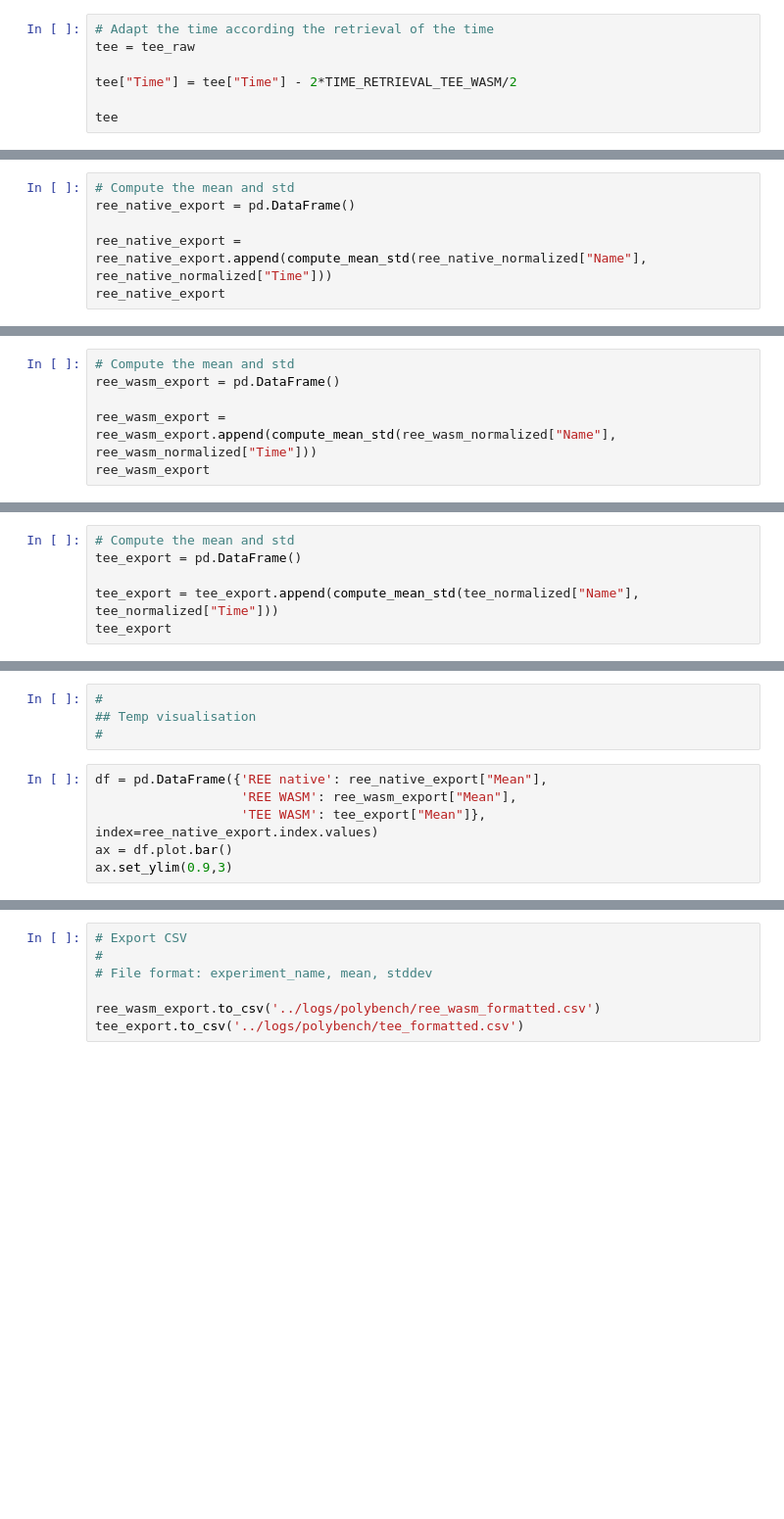
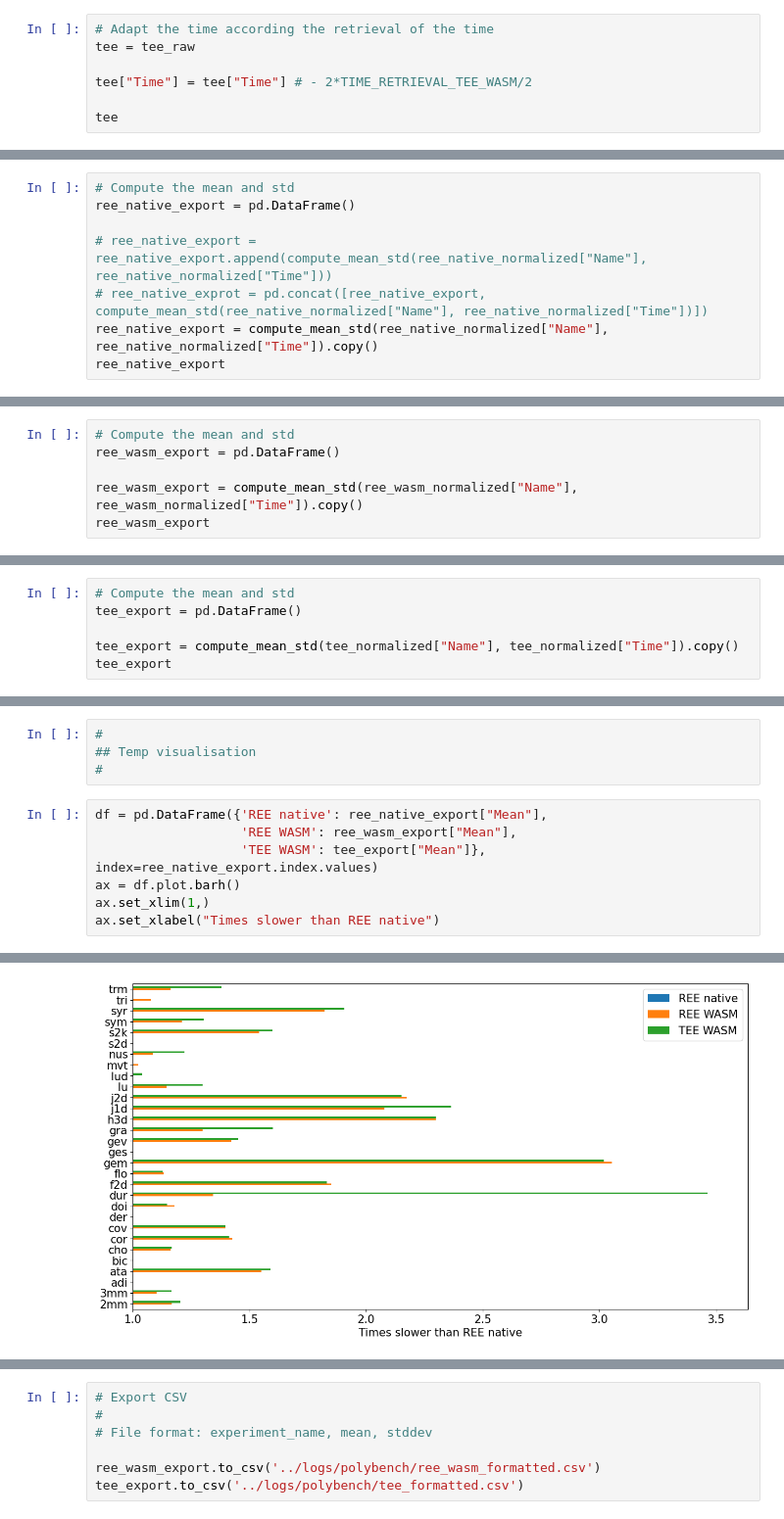
Before and after one commit to idlab-discover/watz, a Jupyter notebook: benchmarks/polybench/polybench_analysis.ipynb, the cells around one changed output, grey strips where cells are left out. Shown at 98% size. Drawn from its saved outputs; the diff is of its cells as text; blank space fills up the shorter version.

```diff
--- a/benchmarks/polybench/polybench_analysis.ipynb
+++ b/benchmarks/polybench/polybench_analysis.ipynb
@@ -83,6 +173,6 @@ tee_raw
 # Adapt the time according the retrieval of the time
 tee = tee_raw
 
-tee["Time"] = tee["Time"] - 2*TIME_RETRIEVAL_TEE_WASM/2
+tee["Time"] = tee["Time"] # - 2*TIME_RETRIEVAL_TEE_WASM/2
 
 tee
@@ -150,5 +276,7 @@ tee_normalized
 # Compute the mean and std
 ree_native_export = pd.DataFrame()
 
-ree_native_export = ree_native_export.append(compute_mean_std(ree_native_normalized["Name"], ree_native_normalized["Time"]))
+# ree_native_export = ree_native_export.append(compute_mean_std(ree_native_normalized["Name"], ree_native_normalized["Time"]))
+# ree_native_exprot = pd.concat([ree_native_export, compute_mean_std(ree_native_normalized["Name"], ree_native_normalized["Time"])])
+ree_native_export = compute_mean_std(ree_native_normalized["Name"], ree_native_normalized["Time"]).copy()
 ree_native_export
@@ -156,5 +303,5 @@ ree_native_export
 # Compute the mean and std
 ree_wasm_export = pd.DataFrame()
 
-ree_wasm_export = ree_wasm_export.append(compute_mean_std(ree_wasm_normalized["Name"], ree_wasm_normalized["Time"]))
+ree_wasm_export = compute_mean_std(ree_wasm_normalized["Name"], ree_wasm_normalized["Time"]).copy()
 ree_wasm_export
@@ -162,5 +328,5 @@ ree_wasm_export
 # Compute the mean and std
 tee_export = pd.DataFrame()
 
-tee_export = tee_export.append(compute_mean_std(tee_normalized["Name"], tee_normalized["Time"]))
+tee_export = compute_mean_std(tee_normalized["Name"], tee_normalized["Time"]).copy()
 tee_export
@@ -172,5 +357,7 @@ tee_export
 df = pd.DataFrame({'REE native': ree_native_export["Mean"],
                    'REE WASM': ree_wasm_export["Mean"],
                    'TEE WASM': tee_export["Mean"]}, index=ree_native_export.index.values)
-ax = df.plot.bar()
-ax.set_ylim(0.9,3)
+ax = df.plot.barh()
+ax.set_xlim(1,)
+ax.set_xlabel("Times slower than REE native")
+# %% [output]
@@ -176,0 +365 @@ ax.set_ylim(0.9,3)
+[figure, added]
```
Also changed, not shown: parts of 16 cells of this notebook, 25 other files.
